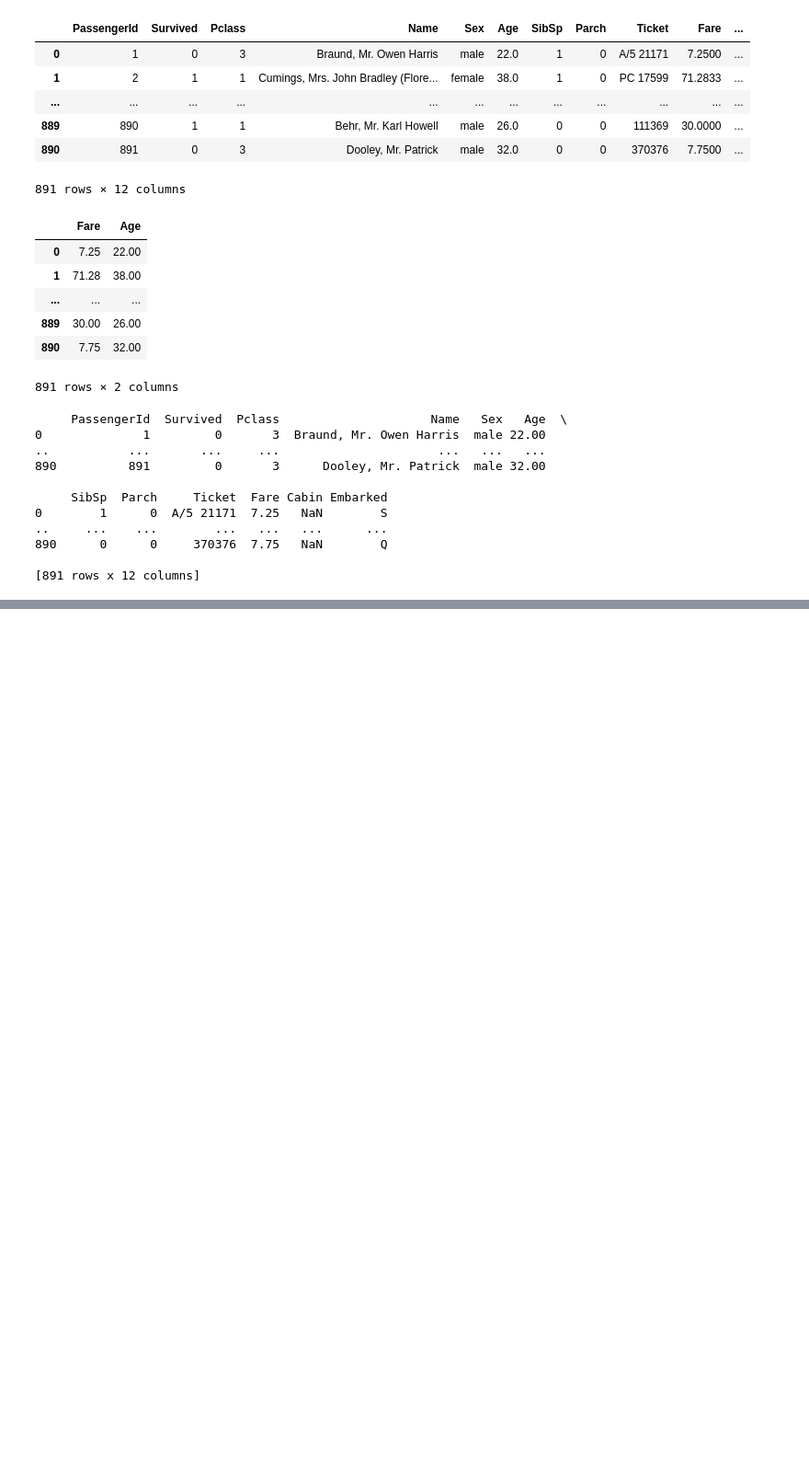
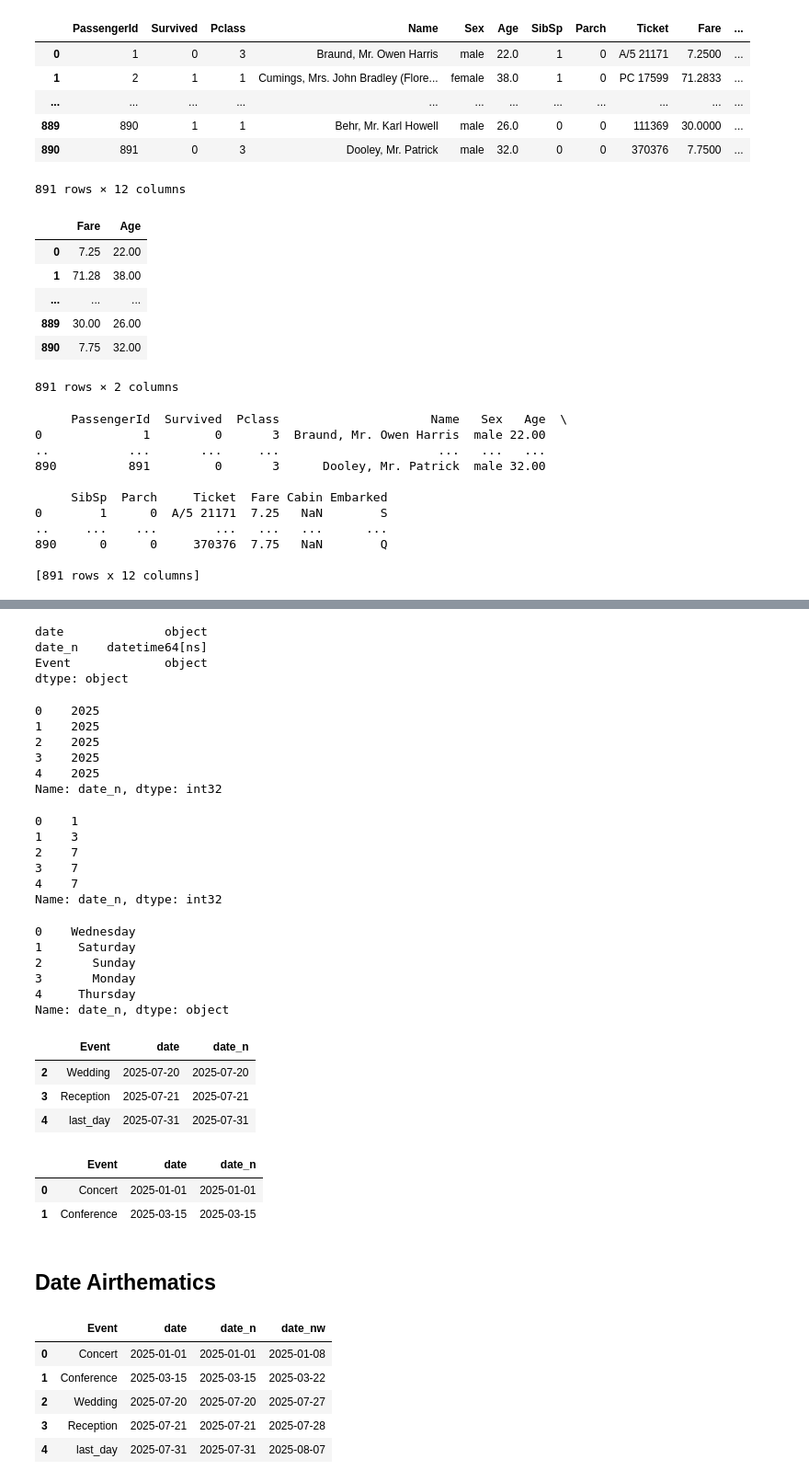
Before and after one commit to Xulkarnain/Complete_DataScience, a Jupyter notebook: Pandas/day24.ipynb, the cells around one changed output, grey strips where cells are left out. Shown at 92% size. Cells and saved outputs as stored; diff of their text form; code cells hidden in the pictures; blank space fills up the shorter version.

```diff
--- a/Pandas/day24.ipynb
+++ b/Pandas/day24.ipynb
@@ -117,0 +229,63 @@ ImportError: matplotlib is required for plotting when the default backend "matpl
+# %%
+print(df.dtypes[['date', 'date_n' , 'Event']])
+# %% [output]
+date              object
+date_n    datetime64[ns]
+Event             object
+dtype: object
+# %%
+df['date_n'].dt.year
+# %% [output]
+0    2025
+1    2025
+2    2025
+3    2025
+4    2025
+Name: date_n, dtype: int32
+# %%
+df['date_n'].dt.month
+# %% [output]
+0    1
+1    3
+2    7
+3    7
+4    7
+Name: date_n, dtype: int32
+# %%
+df['date_n'].dt.day
+
+df['date_n'].dt.weekday
+
+df['date_n'].dt.day_name()
+# %% [output]
+0    Wednesday
+1     Saturday
+2       Sunday
+3       Monday
+4     Thursday
+Name: date_n, dtype: object
+# %%
+df[df['date_n']> '2025-07-01']
+# %% [output]
+|  | Event | date | date_n |
+| 2 | Wedding | 2025-07-20 | 2025-07-20 |
+| 3 | Reception | 2025-07-21 | 2025-07-21 |
+| 4 | last_day | 2025-07-31 | 2025-07-31 |
+# %%
+df[df['date_n'].between('2025-01-01', '2025-06-01')]
+# %% [output]
+|  | Event | date | date_n |
+| 0 | Concert | 2025-01-01 | 2025-01-01 |
+| 1 | Conference | 2025-03-15 | 2025-03-15 |
+# %% [markdown]
+## Date Airthematics
+# %%
+df['date_nw'] = df['date_n'] + pd.Timedelta(days=7)
+df.head()
+# %% [output]
+|  | Event | date | date_n | date_nw |
+| 0 | Concert | 2025-01-01 | 2025-01-01 | 2025-01-08 |
+| 1 | Conference | 2025-03-15 | 2025-03-15 | 2025-03-22 |
+| 2 | Wedding | 2025-07-20 | 2025-07-20 | 2025-07-27 |
+| 3 | Reception | 2025-07-21 | 2025-07-21 | 2025-07-28 |
+| 4 | last_day | 2025-07-31 | 2025-07-31 | 2025-08-07 |
```
Also changed, not shown: parts of 17 cells of this notebook.
